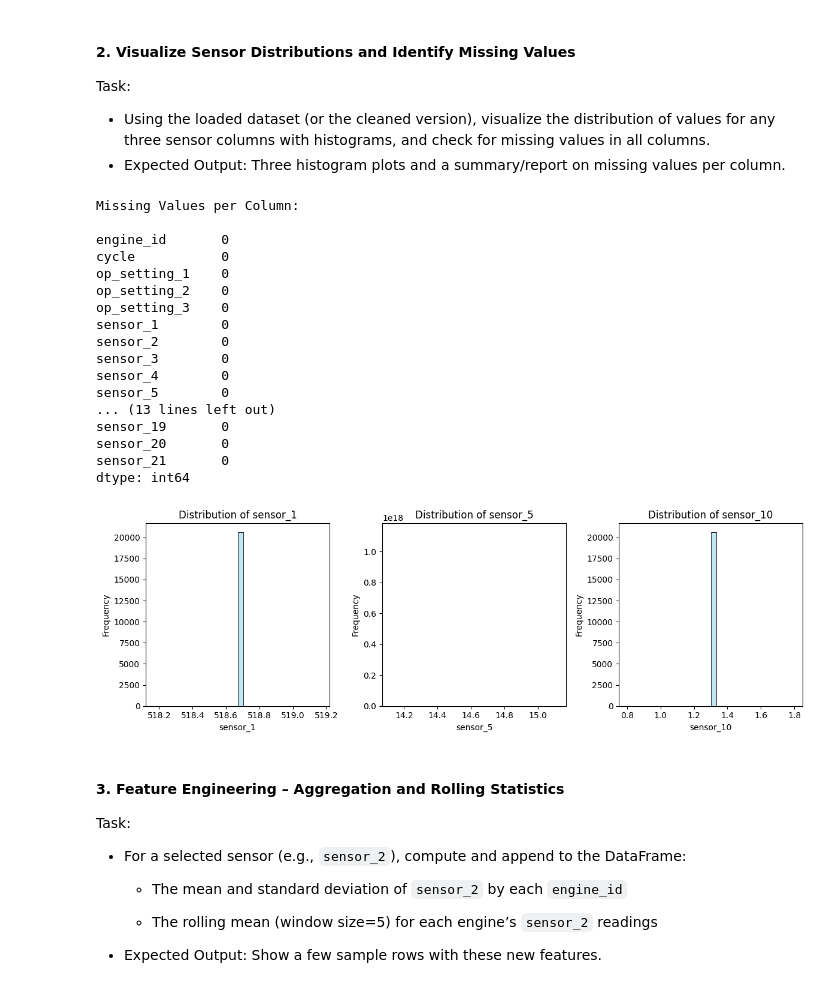
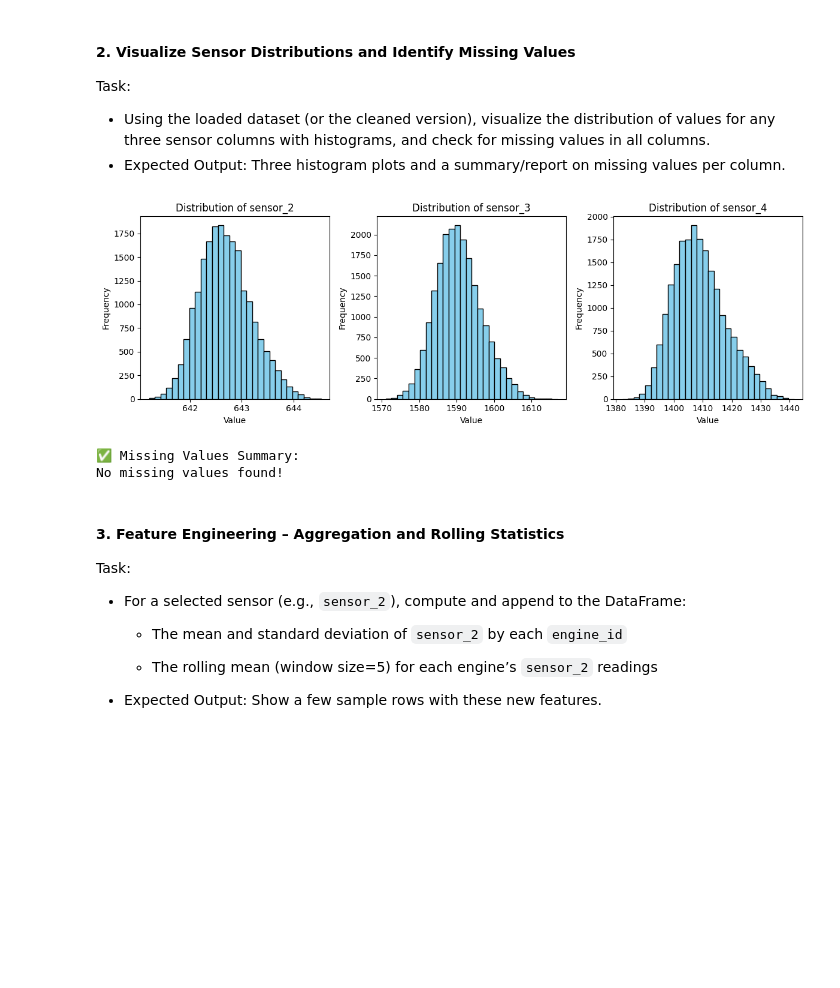
Before and after one commit to springboard135-infosys-intern-oct25/prognosAI-Infosys-intern-project, a Jupyter notebook: milestone_1/week_2/Day_9/Assignment_1.ipynb, the cells around one changed output. Drawn from its saved outputs; the diff is of its cells as text; code cells hidden in the pictures; blank space fills up the shorter version.

```diff
--- a/milestone_1/week_2/Day_9/Assignment_1.ipynb
+++ b/milestone_1/week_2/Day_9/Assignment_1.ipynb
@@ -11,14 +11,15 @@ https://data.nasa.gov/dataset/cmapss-jet-engine-simulated-data
 # %%
 import pandas as pd
 column_names = [
-    "engine_id", "cycle",
-    "op_setting_1", "op_setting_2", "op_setting_3"
-] + [f"sensor_{i}" for i in range(1, 22)]
-file_path = "train_FD001.txt"
-df = pd.read_csv(file_path, sep=r"\s+", header=None, names=column_names)
-print("Shape of the dataset:", df.shape)
-print("\nDataset Info:")
+    'unit_number', 'time_in_cycles',
+    'operational_setting_1', 'operational_setting_2', 'operational_setting_3'
+] + [f'sensor_{i}' for i in range(1, 22)]
+df = pd.read_csv("train_FD001.txt", sep=" ", header=None)
+df.dropna(axis=1, how='all', inplace=True)
+df.columns = column_names
+print(" DataFrame Shape:", df.shape)
+print("\n Data Types and Non-Null Info:")
 print(df.info())
-print("\nSample Rows:")
+print("\nFirst 5 Rows:")
 print(df.head())
 # %% [output]
@@ -46,41 +47,26 @@ Task:
 - Expected Output: Three histogram plots and a summary/report on missing values per column.
 # %%
 import matplotlib.pyplot as plt
-import seaborn as sns
-missing_summary = df.isnull().sum()
-print("Missing Values per Column:\n")
-print(missing_summary)
-sensor_cols = ["sensor_1", "sensor_5", "sensor_10"]
+sensors_to_plot = ['sensor_2', 'sensor_3', 'sensor_4']
+
 plt.figure(figsize=(12, 4))
 
-for i, col in enumerate(sensor_cols, 1):
+for i, sensor in enumerate(sensors_to_plot, 1):
     plt.subplot(1, 3, i)
-    sns.histplot(df[col], bins=30, kde=True, color="skyblue")
-    plt.title(f"Distribution of {col}")
-    plt.xlabel(col)
-    plt.ylabel("Frequency")
+    plt.hist(df[sensor], bins=30, color='skyblue', edgecolor='black')
+    plt.title(f'Distribution of {sensor}')
+    plt.xlabel('Value')
+    plt.ylabel('Frequency')
 
 plt.tight_layout()
 plt.show()
+missing_summary = df.isnull().sum()
+print("✅ Missing Values Summary:")
+print(missing_summary[missing_summary > 0] if missing_summary.sum() > 0 else "No missing values found!")
 # %% [output]
+[figure, new version]
-Missing Values per Column:
-
-engine_id       0
-cycle           0
-op_setting_1    0
-op_setting_2    0
-op_setting_3    0
-sensor_1        0
-sensor_2        0
-sensor_3        0
-sensor_4        0
-sensor_5        0
-... (13 lines left out)
-sensor_19       0
-sensor_20       0
-sensor_21       0
-dtype: int64
+✅ Missing Values Summary:
+No missing values found!
-[figure, old version]
 # %% [markdown]
 #### 3. Feature Engineering – Aggregation and Rolling Statistics
 Task:
```
Also changed, not shown: parts of 3 cells of this notebook.
